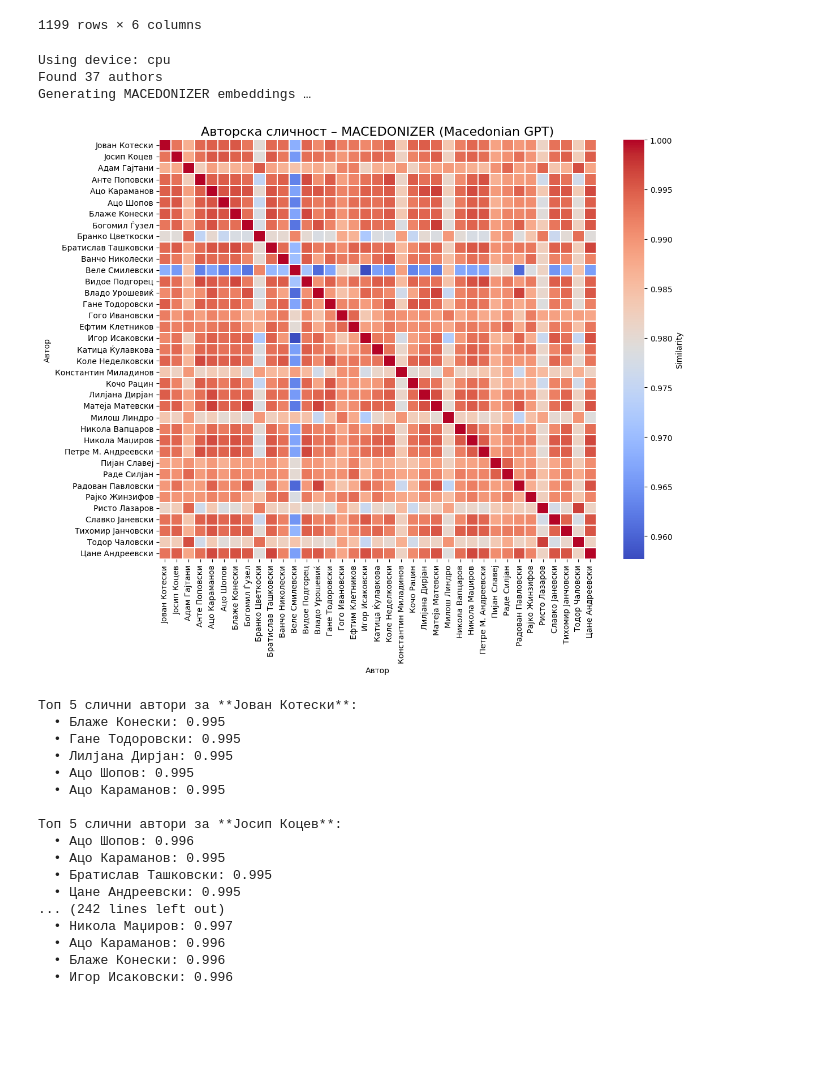
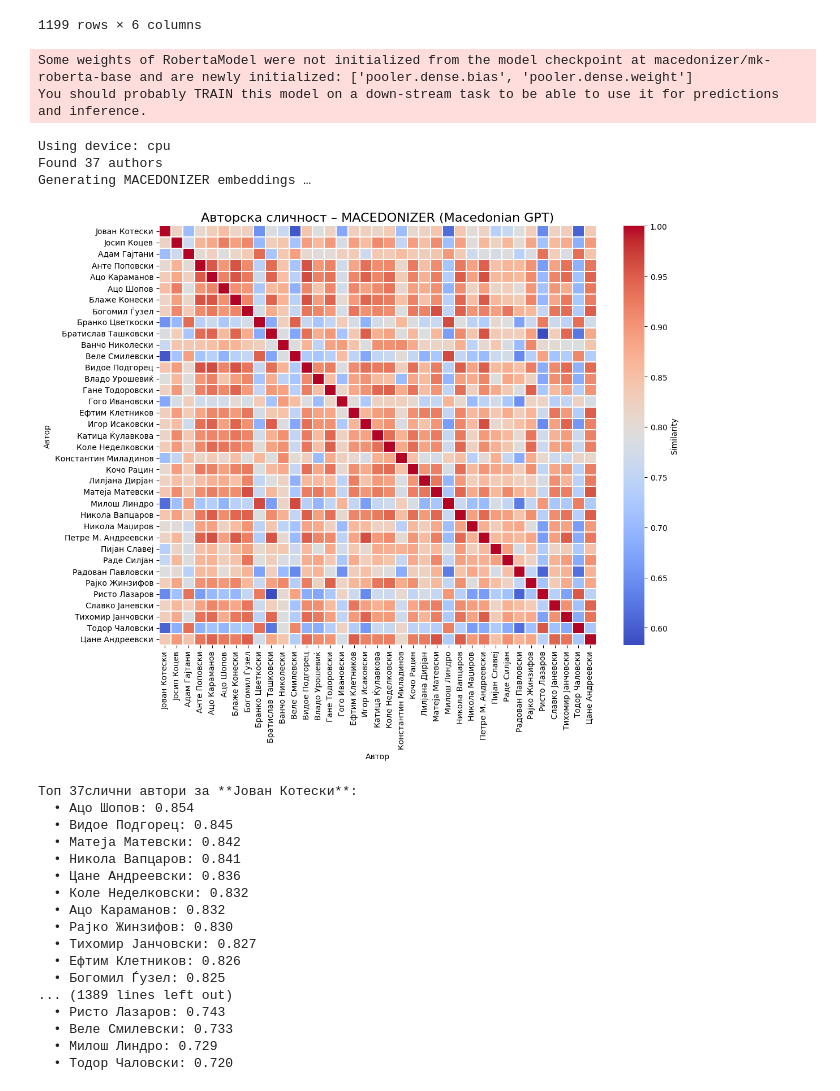
Before and after one commit to IvanNikolovBT/Diploma-Thesis, a Jupyter notebook: classification/macedonizer.ipynb, the cells around one changed output. Drawn from its saved outputs; the diff is of its cells as text; code cells hidden in the pictures; blank space fills up the shorter version.

```diff
--- a/classification/macedonizer.ipynb
+++ b/classification/macedonizer.ipynb
@@ -35,7 +35,7 @@ from sklearn.preprocessing import normalize
 # --------------------------------------------------------------
 # 1. Load MACEDONIZER (Macedonian GPT-2)
 # --------------------------------------------------------------
-MODEL_NAME = "macedonizer/sl-gpt2"
+MODEL_NAME = "macedonizer/mk-roberta-base"
 tokenizer = AutoTokenizer.from_pretrained(MODEL_NAME)
 model = AutoModel.from_pretrained(MODEL_NAME)
 
@@ -120,51 +120,53 @@ embeddings = normalize(raw_embeddings)
 # --------------------------------------------------------------
 sim_matrix = cosine_similarity(embeddings)
 sim_df = pd.DataFrame(
     sim_matrix,
     index=author_corpus["author"],
     columns=author_corpus["author"]
 )
 
 # --------------------------------------------------------------
 # 6. Heatmap
 # --------------------------------------------------------------
 plt.figure(figsize=(12, 10))
 sns.heatmap(sim_df, cmap="coolwarm", linewidths=0.1, cbar_kws={"label": "Similarity"})
 plt.title("Авторска сличност – MACEDONIZER (Macedonian GPT)", fontsize=16)
 plt.xlabel("Автор")
 plt.ylabel("Автор")
 plt.tight_layout()
 plt.show()
 
 # --------------------------------------------------------------
 # 7. Top 5
 # --------------------------------------------------------------
 n_similar=37
 for author in sim_df.index:
     others = sim_df.loc[author].drop(author)
     top5 = others.sort_values(ascending=False).head(n_similar)
     print(f"\nТоп {n_similar}слични автори за **{author}**:")
     for other, score in top5.items():
         print(f"  • {other}: {score:.3f}")
 # %% [output]
-Using device: cpu
-Found 37 authors
-Generating MACEDONIZER embeddings …
+Some weights of RobertaModel were not initialized from the model checkpoint at macedonizer/mk-roberta-base and are newly initialized: ['pooler.dense.bias', 'pooler.dense.weight']
+You should probably TRAIN this model on a down-stream task to be able to use it for predictions and inference.
+Using device: cpu
+Found 37 authors
+Generating MACEDONIZER embeddings …
-[figure, old version]
+[figure, new version]
-Топ 5 слични автори за **Јован Котески**:
-  • Блаже Конески: 0.995
-  • Гане Тодоровски: 0.995
-  • Лилјана Дирјан: 0.995
-  • Ацо Шопов: 0.995
-  • Ацо Караманов: 0.995
-
-Топ 5 слични автори за **Јосип Коцев**:
-  • Ацо Шопов: 0.996
-  • Ацо Караманов: 0.995
-  • Братислав Ташковски: 0.995
-  • Цане Андреевски: 0.995
-... (242 lines left out)
-  • Никола Маџиров: 0.997
-  • Ацо Караманов: 0.996
-  • Блаже Конески: 0.996
-  • Игор Исаковски: 0.996
+Топ 37слични автори за **Јован Котески**:
+  • Ацо Шопов: 0.854
+  • Видое Подгорец: 0.845
+  • Матеја Матевски: 0.842
+  • Никола Вапцаров: 0.841
+  • Цане Андреевски: 0.836
+  • Коле Неделковски: 0.832
+  • Ацо Караманов: 0.832
+  • Рајко Жинзифов: 0.830
+  • Тихомир Јанчовски: 0.827
+  • Ефтим Клетников: 0.826
+  • Богомил Ѓузел: 0.825
+... (1389 lines left out)
+  • Ристо Лазаров: 0.743
+  • Веле Смилевски: 0.733
+  • Милош Линдро: 0.729
+  • Тодор Чаловски: 0.720
```
Also changed, not shown: 4 other files.
